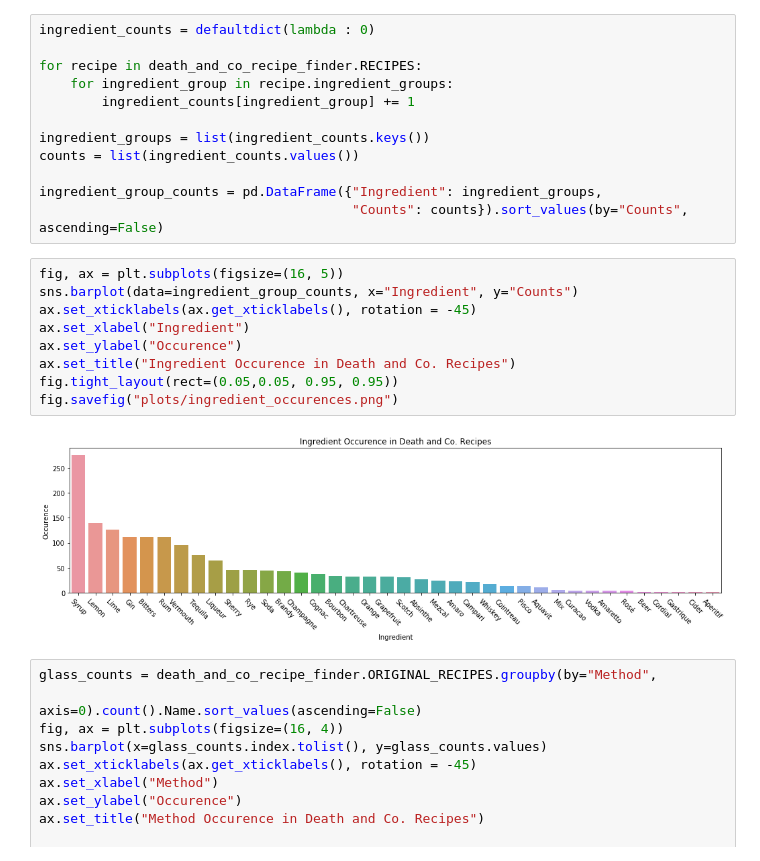
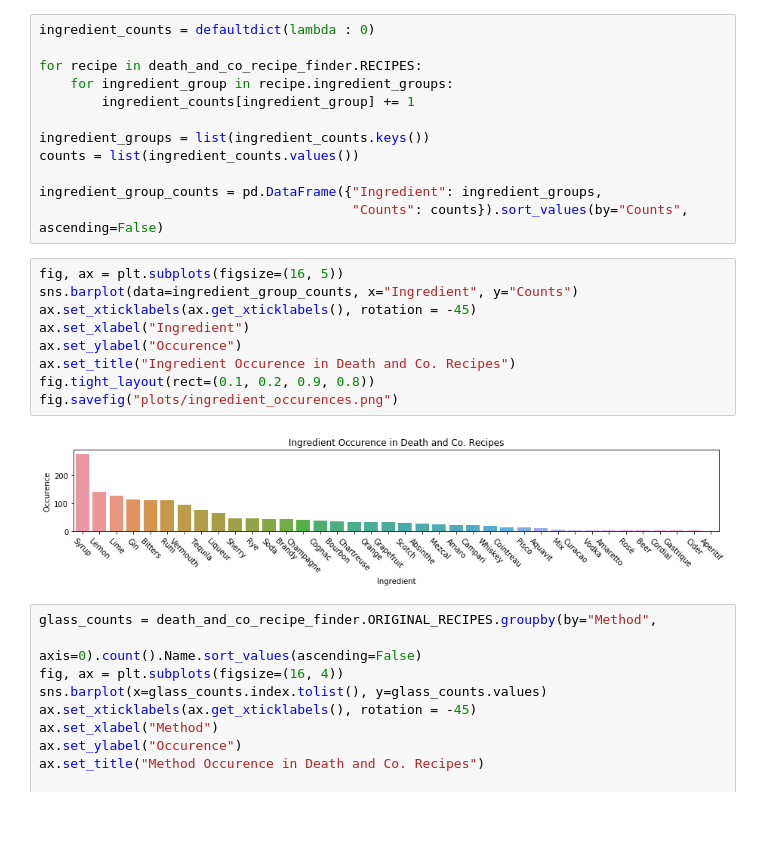
Before and after one commit to cole-khamnei/death_and_co_recipes, a Jupyter notebook: death_and_co_recipe_finder.ipynb, the cells around one changed output. Cells and saved outputs as stored; diff of their text form; blank space fills up the shorter version.

```diff
--- a/death_and_co_recipe_finder.ipynb
+++ b/death_and_co_recipe_finder.ipynb
@@ -177,14 +177,14 @@ ingredient_group_counts = pd.DataFrame({"Ingredient": ingredient_groups,
 # %%
 fig, ax = plt.subplots(figsize=(16, 5))
 sns.barplot(data=ingredient_group_counts, x="Ingredient", y="Counts")
 ax.set_xticklabels(ax.get_xticklabels(), rotation = -45)
 ax.set_xlabel("Ingredient")
 ax.set_ylabel("Occurence")
 ax.set_title("Ingredient Occurence in Death and Co. Recipes")
-fig.tight_layout(rect=(0.05,0.05, 0.95, 0.95))
+fig.tight_layout(rect=(0.1, 0.2, 0.9, 0.8))
 fig.savefig("plots/ingredient_occurences.png")
 # %% [output]
-[figure, old version]
+[figure, new version]
 # %%
 glass_counts = death_and_co_recipe_finder.ORIGINAL_RECIPES.groupby(by="Method",
                                                                    axis=0).count().Name.sort_values(ascending=False)
```
Also changed, not shown: 1 other file.
